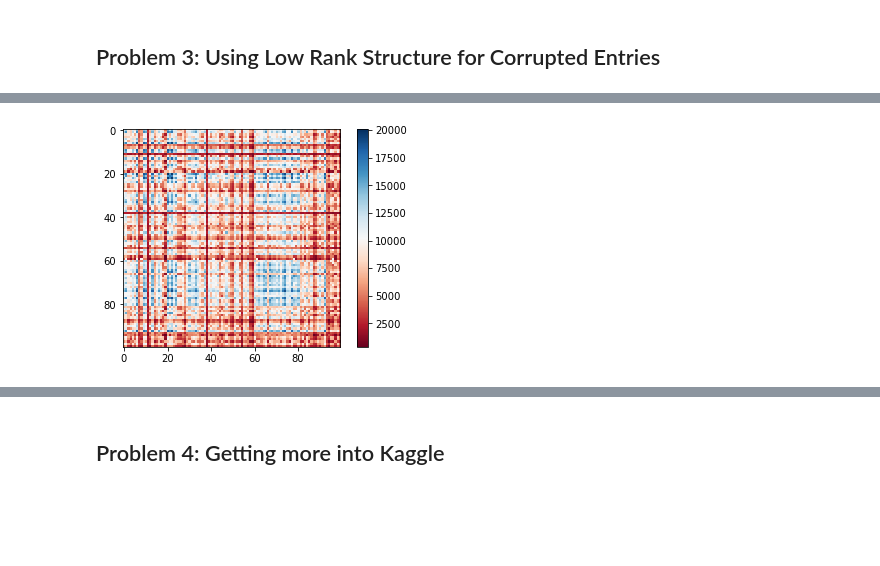
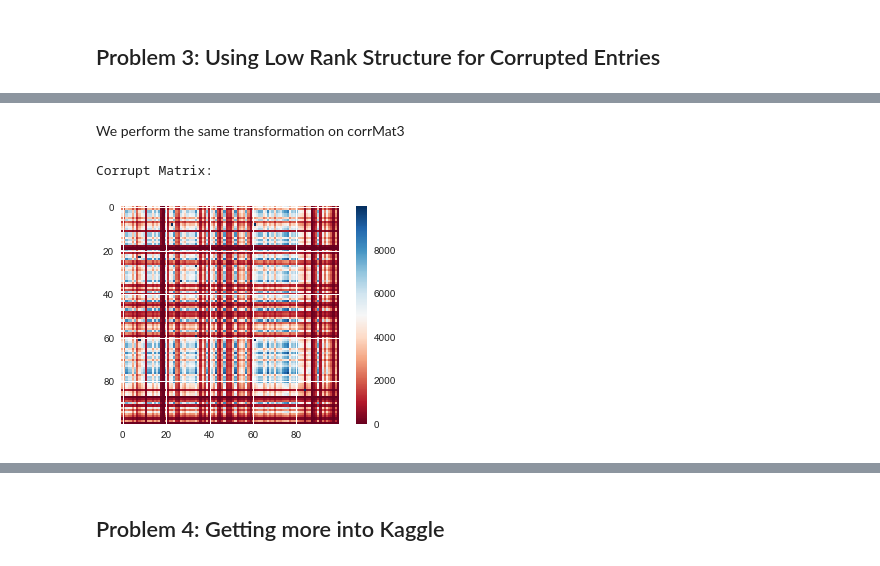
Before and after one commit to carolineeeyao/DSLAB, a Jupyter notebook: Lab4/Lab4.ipynb, the cells around one changed output, grey strips where cells are left out. Saved outputs shown, nothing was run; the diff lists cells and outputs as text; code cells hidden in the pictures; blank space fills up the shorter version.

```diff
--- a/Lab4/Lab4.ipynb
+++ b/Lab4/Lab4.ipynb
@@ -178,12 +192,2 @@ Fixed Matrix:
-# %%
-corrMat3 = np.genfromtxt('inputs/CorrMat3.csv', delimiter=',')
-from sklearn.decomposition import PCA
-plt.imshow(corrMat3,cmap="RdBu")
-plt.colorbar()
-plt.show()
-# pca = PCA(n_components=3)
-# transformedMat3 =  pca.fit_transform(corrMat3)
-# a = uncorrMat1
-# np.allclose(a, a.T, atol=1e4)
-# %% [output]
-[figure, removed]
+# %% [markdown]
+We perform the same transformation on corrMat3
@@ -189,0 +196,14 @@ plt.show()
+# %%
+print "Corrupt Matrix:"
+plt.imshow(corrMat1,cmap="RdBu")
+plt.colorbar()
+plt.show()
+for i in range(corrMat3.shape[0]):
+    for j in range(corrMat3.shape[1]):
+        if(not np.isclose(corrMat3[i][j], corrMat3[j][i])):
+            val = corrMat3[i][j] if (not np.isclose(corrMat3[i][j], 9999)) else corrMat3[j][i]
+            corrMat3[i][j] = val
+            corrMat3[j][i] = val
+# %% [output]
+Corrupt Matrix:
+[figure, added]
```
Also changed, not shown: parts of 54 cells of this notebook, 9 other files.
